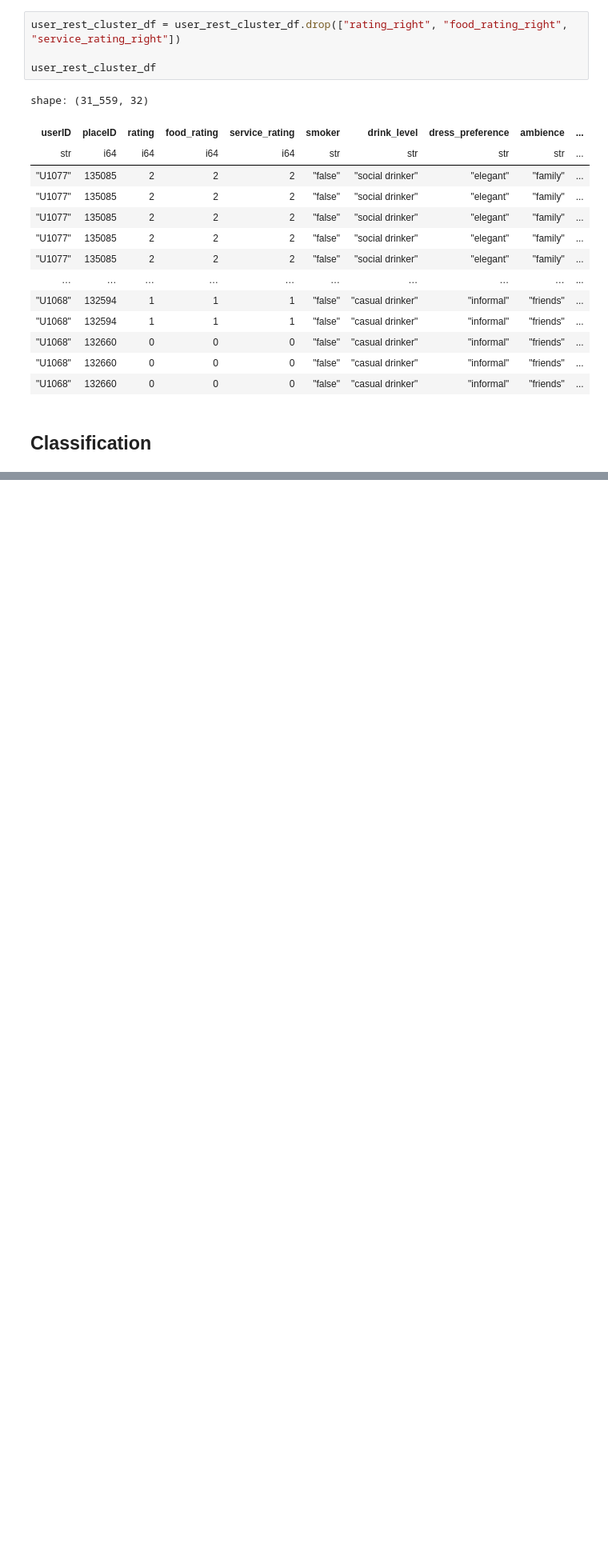
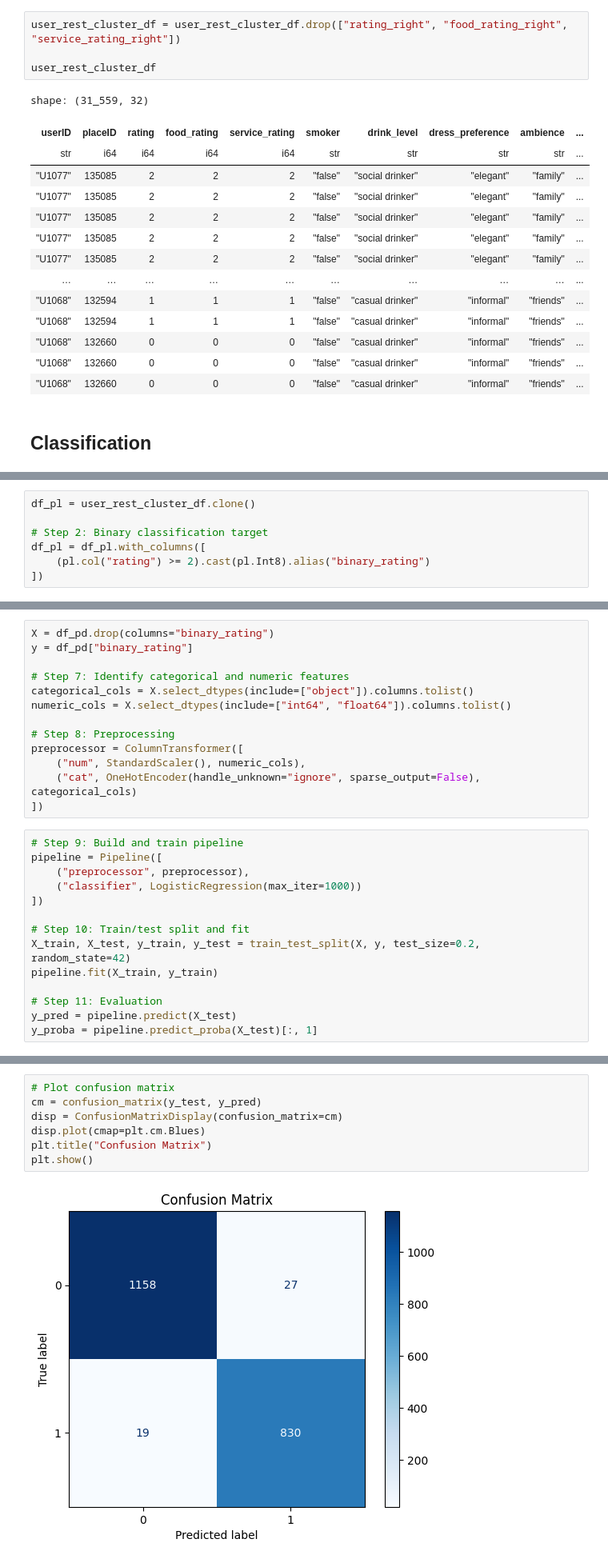
Before and after one commit to laurenally28/mktg3501project, a Jupyter notebook: main.ipynb, the cells around one changed output, grey strips where cells are left out. Shown at 80% size. Drawn from its saved outputs; the diff is of its cells as text; blank space fills up the shorter version.

Commit message:
classification and some visualizations

```diff
--- a/main.ipynb
+++ b/main.ipynb
@@ -533,0 +540,7 @@ shape: (1_161, 5)
+# %%
+df_pl = user_rest_cluster_df.clone()
+
+# Step 2: Binary classification target
+df_pl = df_pl.with_columns([
+    (pl.col("rating") >= 2).cast(pl.Int8).alias("binary_rating")
+])
@@ -533,0 +559,27 @@ shape: (1_161, 5)
+# %%
+X = df_pd.drop(columns="binary_rating")
+y = df_pd["binary_rating"]
+
+# Step 7: Identify categorical and numeric features
+categorical_cols = X.select_dtypes(include=["object"]).columns.tolist()
+numeric_cols = X.select_dtypes(include=["int64", "float64"]).columns.tolist()
+
+# Step 8: Preprocessing
+preprocessor = ColumnTransformer([
+    ("num", StandardScaler(), numeric_cols),
+    ("cat", OneHotEncoder(handle_unknown="ignore", sparse_output=False), categorical_cols)
+])
+# %%
+# Step 9: Build and train pipeline
+pipeline = Pipeline([
+    ("preprocessor", preprocessor),
+    ("classifier", LogisticRegression(max_iter=1000))
+])
+
+# Step 10: Train/test split and fit
+X_train, X_test, y_train, y_test = train_test_split(X, y, test_size=0.2, random_state=42)
+pipeline.fit(X_train, y_train)
+
+# Step 11: Evaluation
+y_pred = pipeline.predict(X_test)
+y_proba = pipeline.predict_proba(X_test)[:, 1]
@@ -533,0 +606,9 @@ shape: (1_161, 5)
+# %%
+# Plot confusion matrix
+cm = confusion_matrix(y_test, y_pred)
+disp = ConfusionMatrixDisplay(confusion_matrix=cm)
+disp.plot(cmap=plt.cm.Blues)
+plt.title("Confusion Matrix")
+plt.show()
+# %% [output]
+[figure, added]
```
Also changed, not shown: parts of 8 cells of this notebook.
